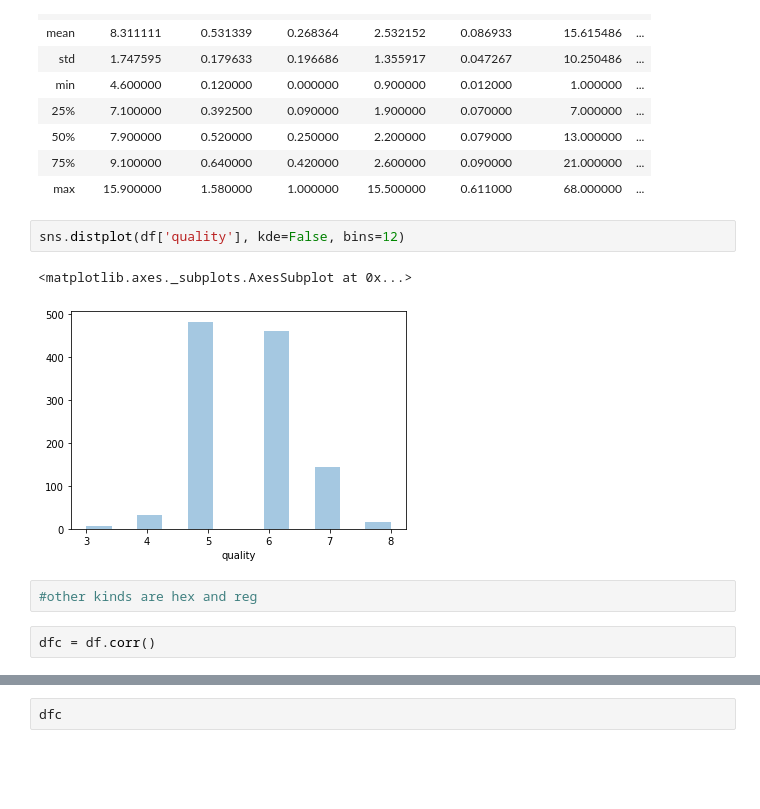
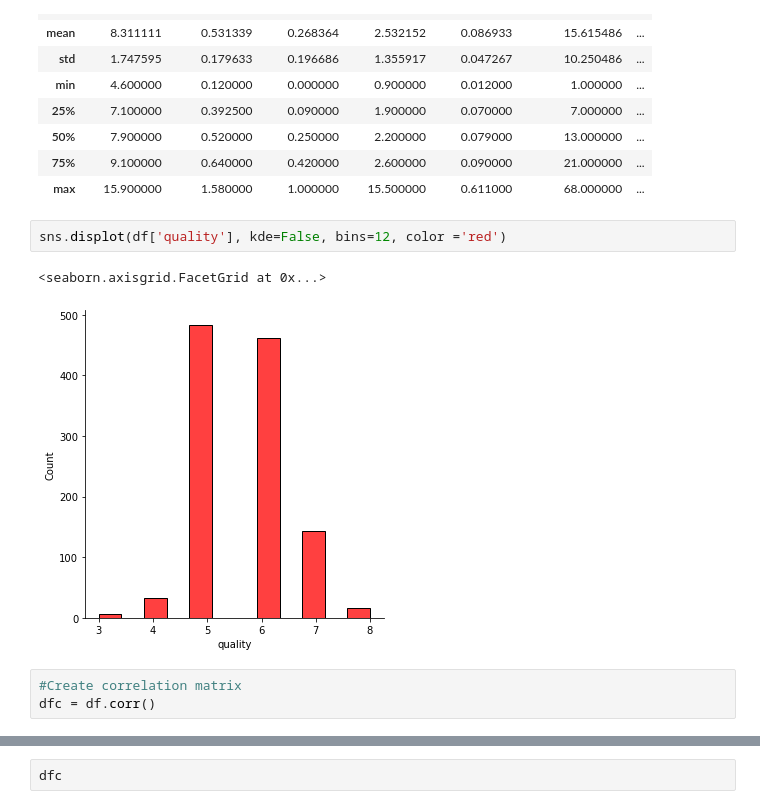
Before and after one commit to andreasbergstrm/DS-Wine-Quality-Project, a Jupyter notebook: wine quality code.ipynb, the cells around one changed output, grey strips where cells are left out. Drawn from its saved outputs; the diff is of its cells as text; blank space fills up the shorter version.

```diff
--- a/wine quality code.ipynb
+++ b/wine quality code.ipynb
@@ -63,12 +55,11 @@ df.describe()
 | 75% | 9.100000 | 0.640000 | 0.420000 | 2.600000 | 0.090000 | 21.000000 | ... |
 | max | 15.900000 | 1.580000 | 1.000000 | 15.500000 | 0.611000 | 68.000000 | ... |
 # %%
-sns.distplot(df['quality'], kde=False, bins=12)
+sns.displot(df['quality'], kde=False, bins=12, color ='red')
 # %% [output]
-<matplotlib.axes._subplots.AxesSubplot at 0x...>
+<seaborn.axisgrid.FacetGrid at 0x...>
-[figure, old version]
+[figure, new version]
-# %%
-#other kinds are hex and reg
-# %%
-dfc = df.corr()
+# %%
+#Create correlation matrix
+dfc = df.corr()
 # %%
```
Also changed, not shown: parts of 114 cells of this notebook.
